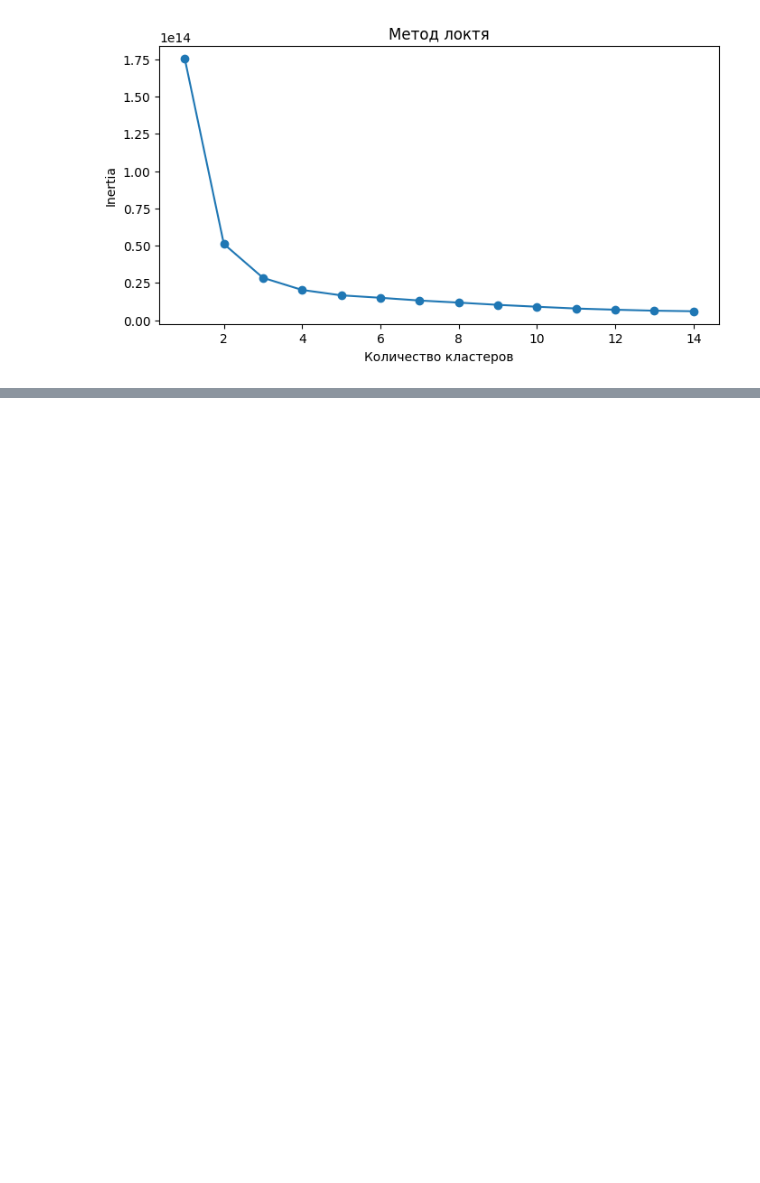
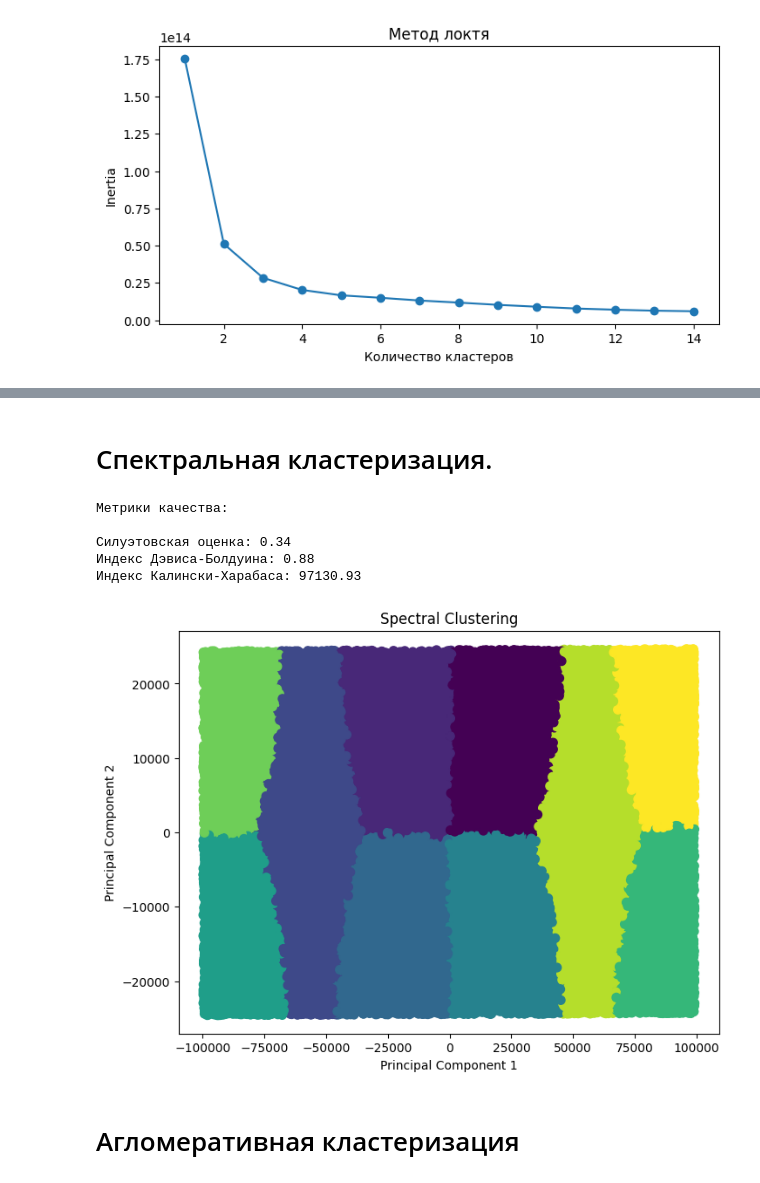
Before and after one commit to Olya-Skr/Belhard_courses, a Jupyter notebook: homework/hw6/dz6.ipynb, the cells around one changed output, grey strips where cells are left out. Drawn from its saved outputs; the diff is of its cells as text; code cells hidden in the pictures; blank space fills up the shorter version.

```diff
--- a/homework/hw6/dz6.ipynb
+++ b/homework/hw6/dz6.ipynb
@@ -227,0 +242,40 @@ ValueError: Number of labels is 1. Valid values are 2 to n_samples - 1 (inclusiv
+# %% [markdown]
+# Спектральная кластеризация.
+# %%
+# Инициализируем модель спектральной кластеризации SpectralClustering
+n_clusters = 10  # Устанавливаем количество кластеров
+spectral = SpectralClustering(n_clusters=n_clusters, affinity='nearest_neighbors', random_state=42)
+y_spectral = spectral.fit_predict(new_df)
+
+# Вычисление метрик качества
+silhouette_avg = silhouette_score(new_df, y_spectral)
+davies_bouldin = davies_bouldin_score(new_df, y_spectral)
+calinski_harabasz = calinski_harabasz_score(new_df, y_spectral)
+
+print('Метрики качества:\n')
+print(f"Силуэтовская оценка: {silhouette_avg:.2f}")
+print(f"Индекс Дэвиса-Болдуина: {davies_bouldin:.2f}")
+print(f"Индекс Калински-Харабаса: {calinski_harabasz:.2f}")
+
+
+# Снижение размерности с использованием PCA для визуализации
+pca = PCA(n_components=2)
+X_pca = pca.fit_transform(new_df)
+
+# Визуализация кластеров после спектральной кластеризации
+plt.figure(figsize=(8, 6))
+plt.scatter(X_pca[:, 0], X_pca[:, 1], c=y_spectral, s=50, cmap='viridis')
+
+plt.title("Spectral Clustering")
+plt.xlabel("Principal Component 1")
+plt.ylabel("Principal Component 2")
+plt.show()
+# %% [output]
+Метрики качества:
+
+Силуэтовская оценка: 0.34
+Индекс Дэвиса-Болдуина: 0.88
+Индекс Калински-Харабаса: 97130.93
+[figure, added]
+# %% [markdown]
+# Агломеративная кластеризация
```
Also changed, not shown: parts of 18 cells of this notebook, 1 other file.
